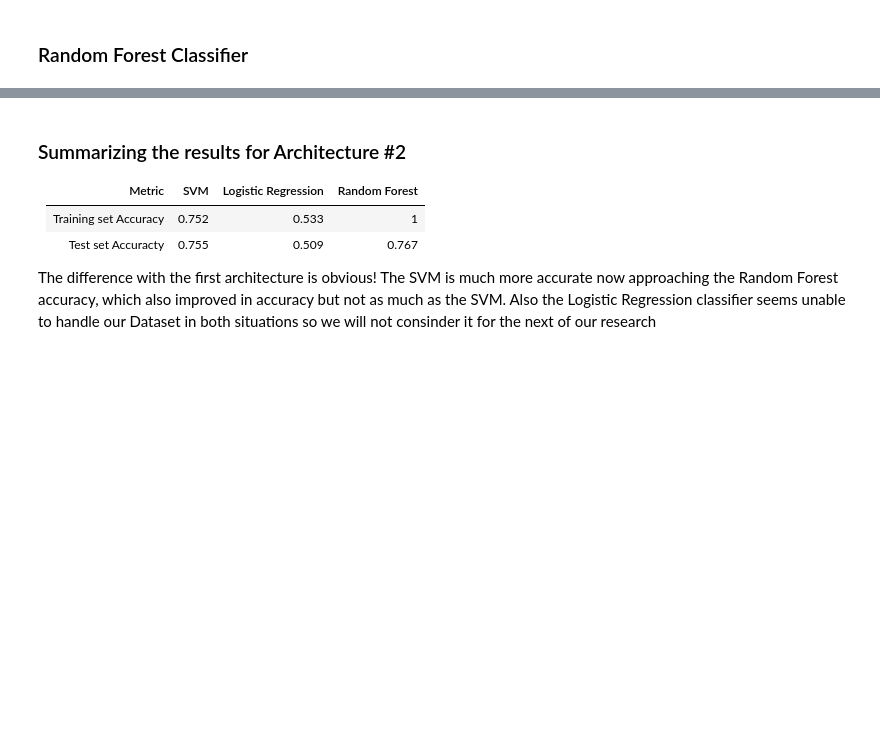
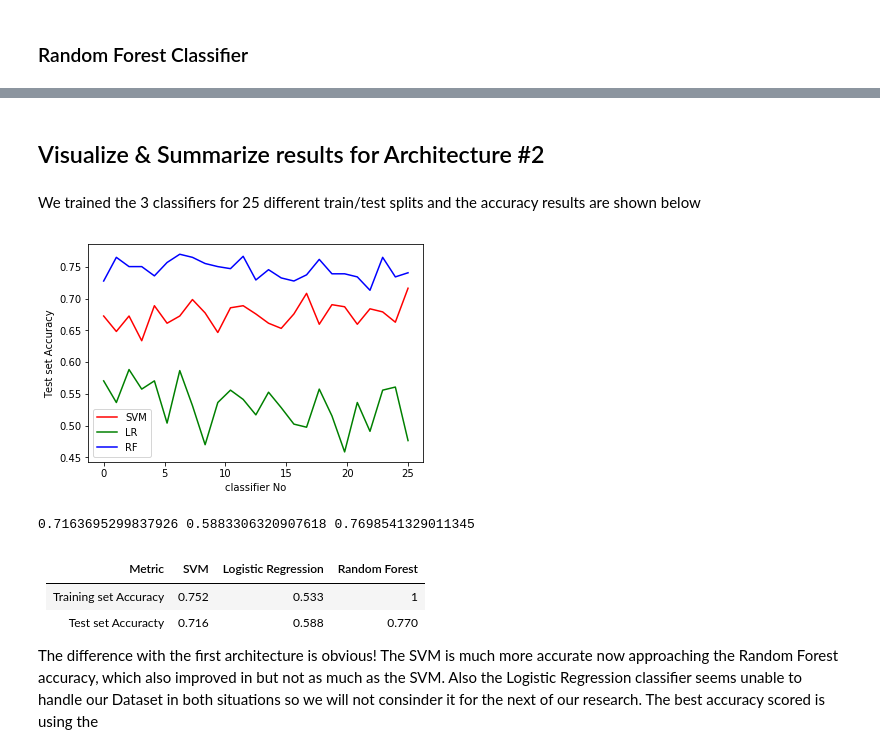
Before and after one commit to kitsiosk/thesis-attention, a Jupyter notebook: head_pose_multiple.ipynb, the cells around one changed output, grey strips where cells are left out. Cells and saved outputs as stored; diff of their text form; code cells hidden in the pictures; blank space fills up the shorter version.

Commit message:
Architecture 2 finished + viusualization

```diff
--- a/head_pose_multiple.ipynb
+++ b/head_pose_multiple.ipynb
@@ -391,9 +377,28 @@ Test set accuracy for Random Forest:  0.766612641815235
+# %% [markdown]
+## Visualize & Summarize results for Architecture #2
+# %% [markdown]
+We trained the 3 classifiers for 25 different train/test splits and the accuracy results are shown below
+# %%
+### NOTE: Y1, Y2, Y3 removed from notebook now, so don't run this cell it is just for reference
+import matplotlib.pyplot as plt
+
+t = np.linspace(0, N, N)
+plt.plot(t, Y1, 'r')
+plt.plot(t, Y2, 'g')
+plt.plot(t, Y3, 'b')
+plt.xlabel('classifier No')
+plt.ylabel('Test set Accuracy')
+plt.legend(('SVM', 'LR', 'RF'))
+
+plt.show()
+print(Y1.max(axis=0), Y2.max(axis=0), Y3.max(axis=0))
+# %% [output]
+[figure, added]
+0.7163695299837926 0.5883306320907618 0.7698541329011345
 # %% [markdown]
-### Summarizing the results for Architecture #2
-
 Metric                | SVM        | Logistic Regression | Random Forest |
 :----:                | :--------: | :-----------------: | :-----:       |
 Training set Accuracy | 0.752      | 0.533               | 1             |
-Test set Accuracty    | 0.755      | 0.509               | 0.767         |
+Test set Accuracty    | 0.716      | 0.588               | 0.770         |
 
-The difference with the first architecture is obvious! The SVM is much more accurate now approaching the Random Forest accuracy, which also improved in accuracy but not as much as the SVM. Also the Logistic Regression classifier seems unable to handle our Dataset in both situations so we will not consinder it for the next of our research
+The difference with the first architecture is obvious! The SVM is much more accurate now approaching the Random Forest accuracy, which also improved in but not as much as the SVM. Also the Logistic Regression classifier seems unable to handle our Dataset in both situations so we will not consinder it for the next of our research. The best accuracy scored is using the
```
Also changed, not shown: parts of 15 cells of this notebook.
